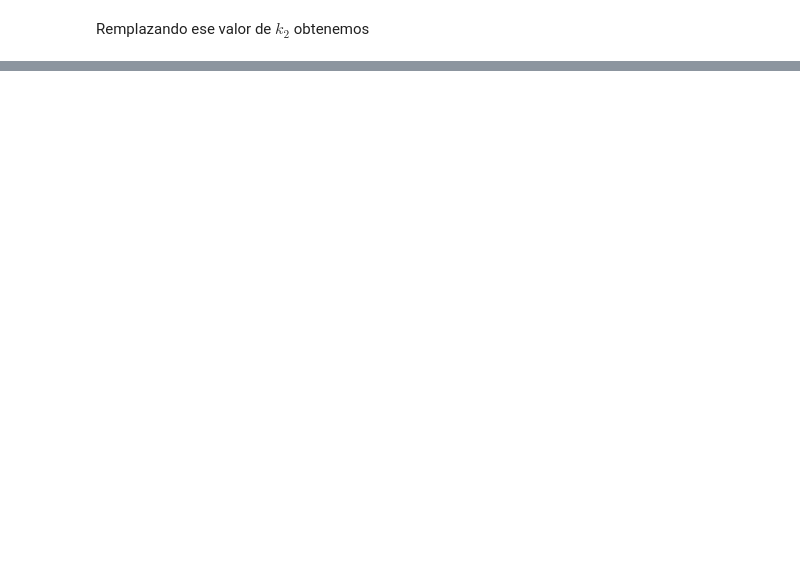
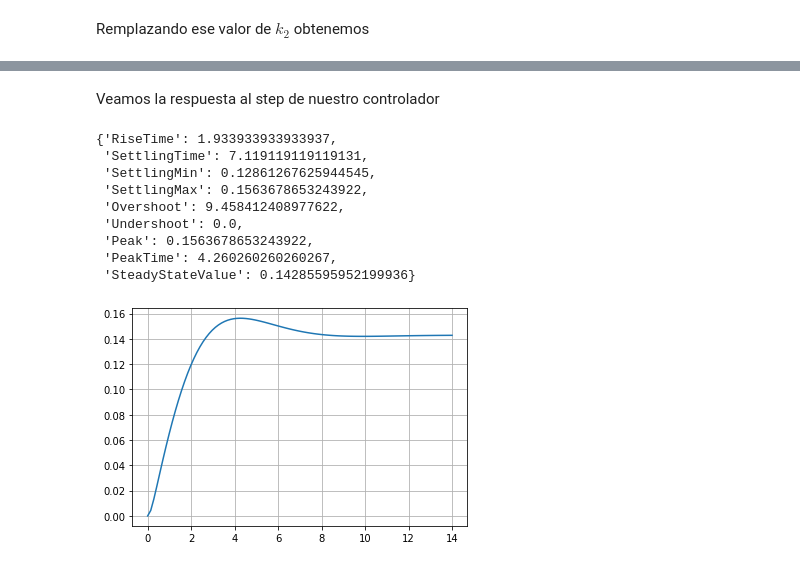
Before and after one commit to bregydoc/controlsystems2020, a Jupyter notebook: exams/PC2.ipynb, the cells around one changed output, grey strips where cells are left out. Cells and saved outputs as stored; diff of their text form; code cells hidden in the pictures; blank space fills up the shorter version.

```diff
--- a/exams/PC2.ipynb
+++ b/exams/PC2.ipynb
@@ -102,0 +174,7 @@ $\displaystyle \operatorname{Poly}{\left( s, s, domain=\mathbb{Z} \right)}$
+# %%
+plant = 1/(s+2)/(s+3)
+h = 1/(s+1)
+outer = 1/(s+7)
+# %%
+new_h = h/outer
+display(new_h)
@@ -102,0 +187,3 @@ $\displaystyle \operatorname{Poly}{\left( s, s, domain=\mathbb{Z} \right)}$
+# %%
+g = plant*outer # new plant
+display(g)
@@ -102,0 +201,8 @@ $\displaystyle \operatorname{Poly}{\left( s, s, domain=\mathbb{Z} \right)}$
+# %%
+po = 6
+ts = 8
+
+sys = ct20.core.symbolic_transfer_function(g*new_h) # G*H
+
+pid = ct20.design.pid_with_root_placing(sys, po, ts, report=True)
+display(pid)
@@ -102,0 +220,24 @@ $\displaystyle \operatorname{Poly}{\left( s, s, domain=\mathbb{Z} \right)}$
+# %% [markdown]
+Veamos la respuesta al step de nuestro controlador
+# %%
+final_g = ct20.core.symbolic_transfer_function(g)
+final_h = ct20.core.symbolic_transfer_function(new_h)
+
+sys_feedback = pid*final_g/(1 + pid*final_g*final_h)
+
+t, y = ct.step_response(sys_feedback)
+plt.plot(t, y)
+plt.grid()
+
+ct.step_info(sys_feedback)
+# %% [output]
+{'RiseTime': 1.933933933933937,
+ 'SettlingTime': 7.119119119119131,
+ 'SettlingMin': 0.12861267625944545,
+ 'SettlingMax': 0.1563678653243922,
+ 'Overshoot': 9.458412408977622,
+ 'Undershoot': 0.0,
+ 'Peak': 0.1563678653243922,
+ 'PeakTime': 4.260260260260267,
+ 'SteadyStateValue': 0.14285595952199936}
+[figure, added]
```
Also changed, not shown: parts of 56 cells of this notebook, 5 other files.
